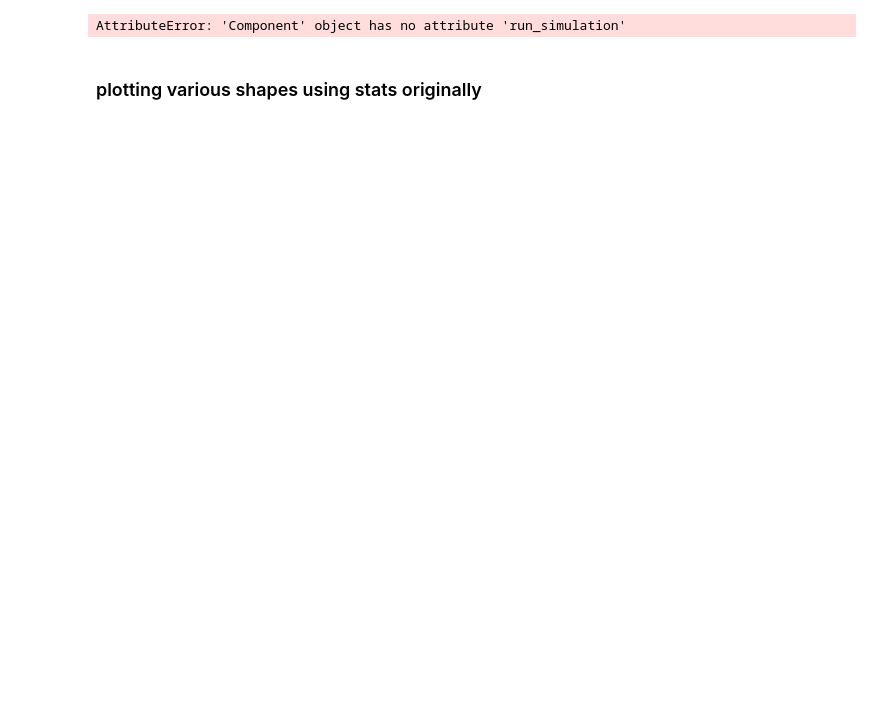
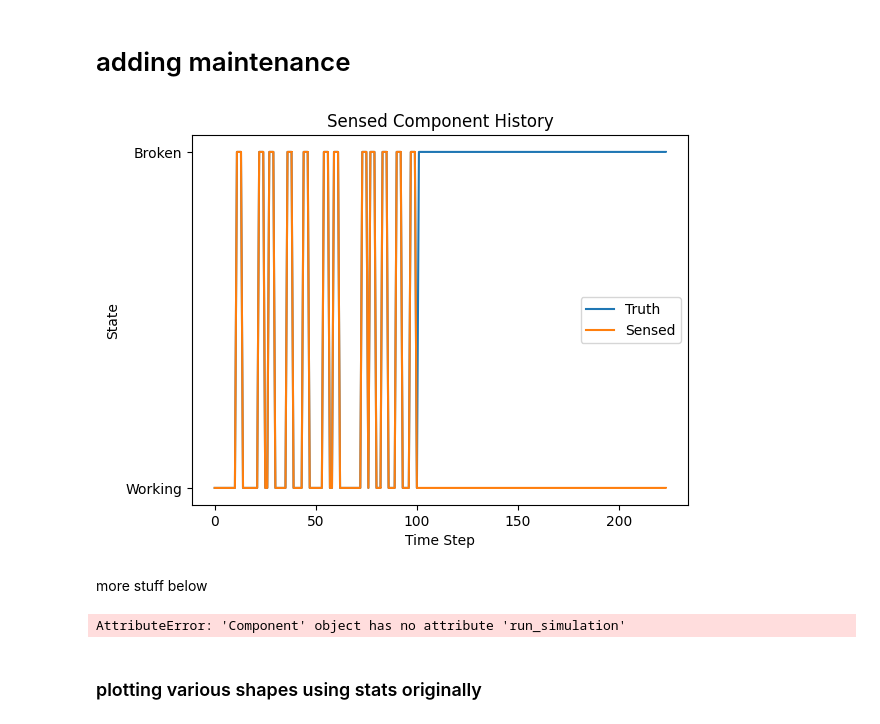
Before and after one commit to andreyaW/KISS, a Jupyter notebook: shipClass/object_test/comp_tests.ipynb, the cells around one changed output. Drawn from its saved outputs; the diff is of its cells as text; code cells hidden in the pictures; blank space fills up the shorter version.

```diff
--- a/shipClass/object_test/comp_tests.ipynb
+++ b/shipClass/object_test/comp_tests.ipynb
@@ -19,3 +45,36 @@ c1 = Component("name", 100, states, transition_mat)
+# %% [markdown]
+# adding maintenance
+# %%
+# testing sensedComponent and maintenance
+
+from shipClass.Sensor import Sensor
+from shipClass.Component import Component
+from shipClass.SensedComp import SensedComp
+from Maintainer import Maintainer
+
+import numpy as np
+
+# initialize a sensed component
+comp_states={0: 'Working', 1: 'Broken'}
+comp_transition_matrix = np.array([[0.8, 0.2], [0, 1]])
+c1 = Component("comp1", comp_states, comp_transition_matrix)
+sensor_states={0: 'Working', 1: 'Broken'}
+sensor_transition_matrix = np.array([[0.99, 0.01], [0, 1]])
+s1 = Sensor("sensor1", sensor_states, sensor_transition_matrix)
+sc1 = SensedComp(c1, s1)
+
+# initialize a maintainer
+maint_man = Maintainer()
+
+for i in range(200):
+    sc1.simulate(1)
+    sc1 = maint_man.diagnose(sc1)
+
+sc1.plotHistory()
+# %% [output]
+[figure, added]
+# %% [markdown]
+more stuff below
 # %%
 sim_sample_time = 1 # seconds
 sim_time = 90       # days
```
Also changed, not shown: parts of 8 cells of this notebook, 20 other files.
